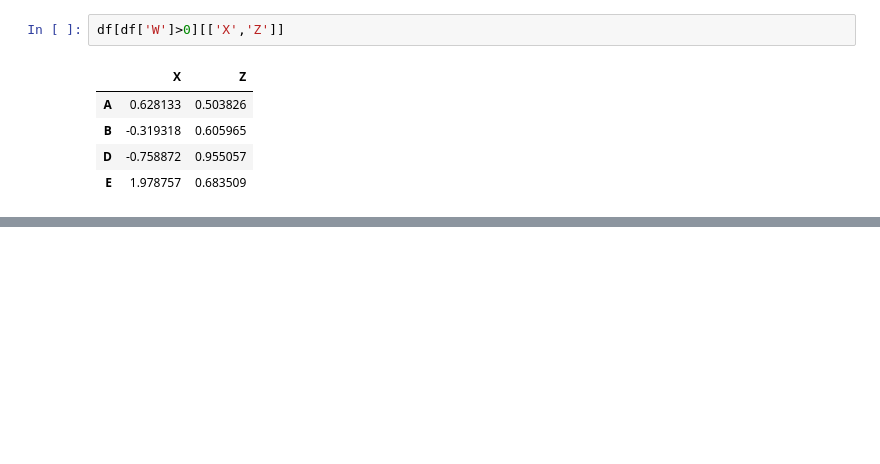
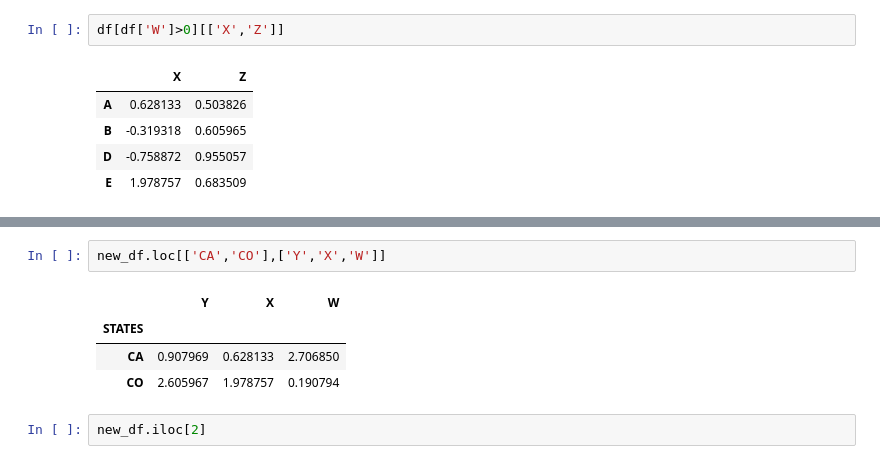
Before and after one commit to btrentini/python_practice, a Jupyter notebook: data_science_bootcamp/#bruno_files/Dataframes.ipynb, the cells around one changed output, grey strips where cells are left out. Saved outputs shown, nothing was run; the diff lists cells and outputs as text; blank space fills up the shorter version.

```diff
--- a/data_science_bootcamp/#bruno_files/Dataframes.ipynb
+++ b/data_science_bootcamp/#bruno_files/Dataframes.ipynb
@@ -242,0 +307,9 @@ df[df['W']>0][['X','Z']]
+# %%
+new_df.loc[['CA','CO'],['Y','X','W']]
+# %% [output]
+|  | Y | X | W |
+| STATES |  |  |  |
+| CA | 0.907969 | 0.628133 | 2.706850 |
+| CO | 2.605967 | 1.978757 | 0.190794 |
+# %%
+new_df.iloc[2]
```
Also changed, not shown: parts of 13 cells of this notebook.
